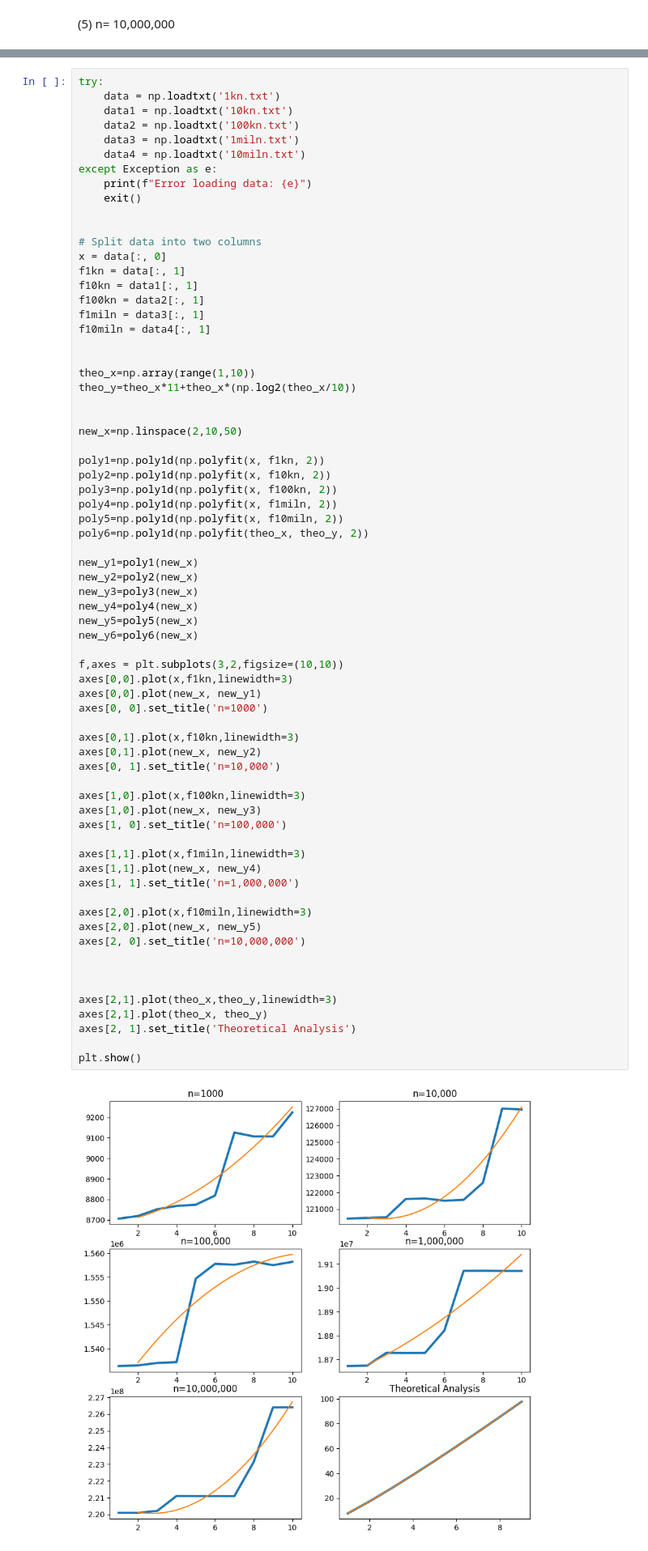
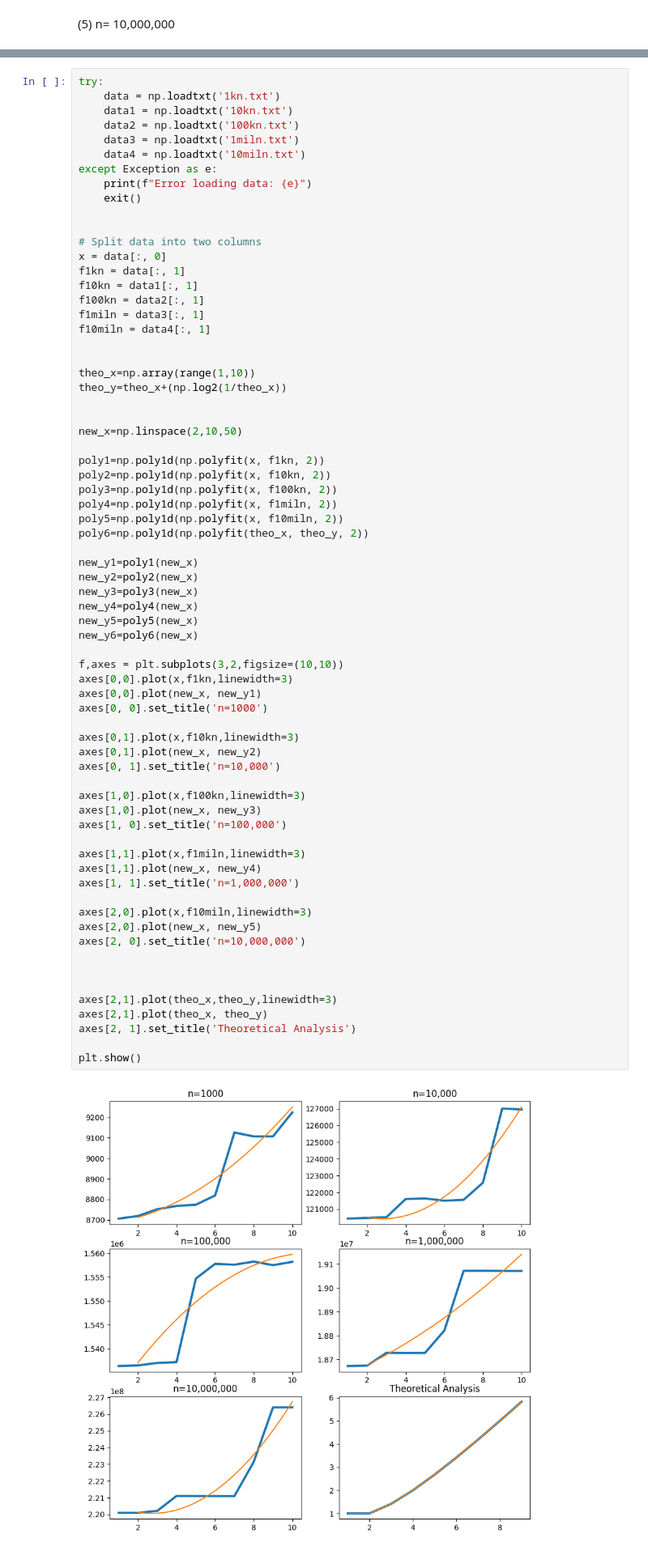
Before and after one commit to acmin1/SC2001Projects, a Jupyter notebook: lab1/lab1notebook.ipynb, the cells around one changed output, grey strips where cells are left out. Shown at 81% size. Cells and saved outputs as stored; diff of their text form.

Commit message:
fixed theo

```diff
--- a/lab1/lab1notebook.ipynb
+++ b/lab1/lab1notebook.ipynb
@@ -200,7 +200,7 @@ f10miln = data4[:, 1]
 
 
 theo_x=np.array(range(1,10))
-theo_y=theo_x*11+theo_x*(np.log2(theo_x/10))
+theo_y=theo_x+(np.log2(1/theo_x))
 
 
 new_x=np.linspace(2,10,50)
@@ -221,34 +221,34 @@ new_y6=poly6(new_x)
 
 f,axes = plt.subplots(3,2,figsize=(10,10))
 axes[0,0].plot(x,f1kn,linewidth=3)
 axes[0,0].plot(new_x, new_y1)
 axes[0, 0].set_title('n=1000')
 
 axes[0,1].plot(x,f10kn,linewidth=3)
 axes[0,1].plot(new_x, new_y2)
 axes[0, 1].set_title('n=10,000')
 
 axes[1,0].plot(x,f100kn,linewidth=3)
 axes[1,0].plot(new_x, new_y3)
 axes[1, 0].set_title('n=100,000')
 
 axes[1,1].plot(x,f1miln,linewidth=3)
 axes[1,1].plot(new_x, new_y4)
 axes[1, 1].set_title('n=1,000,000')
 
 axes[2,0].plot(x,f10miln,linewidth=3)
 axes[2,0].plot(new_x, new_y5)
 axes[2, 0].set_title('n=10,000,000')
 
 
 
 axes[2,1].plot(theo_x,theo_y,linewidth=3)
 axes[2,1].plot(theo_x, theo_y)
 axes[2, 1].set_title('Theoretical Analysis')
 
 plt.show()
 # %% [output]
-[figure, old version]
+[figure, new version]
 # %% [markdown]
 # C) iii) Finding Optimum S
 # %%
```
